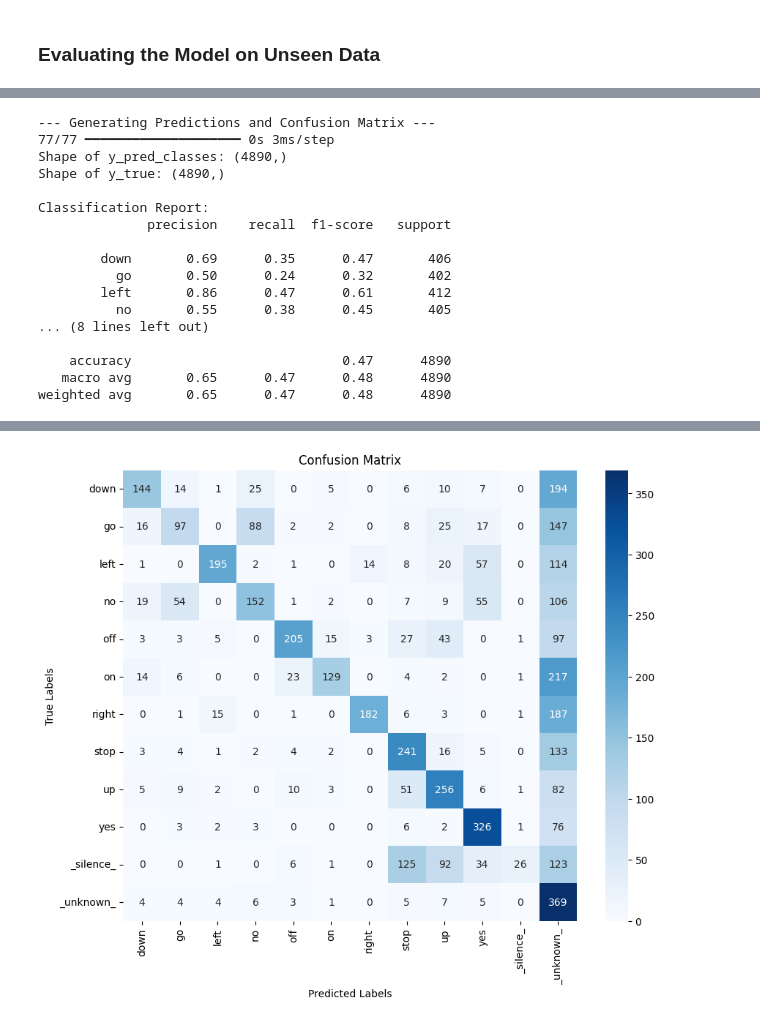
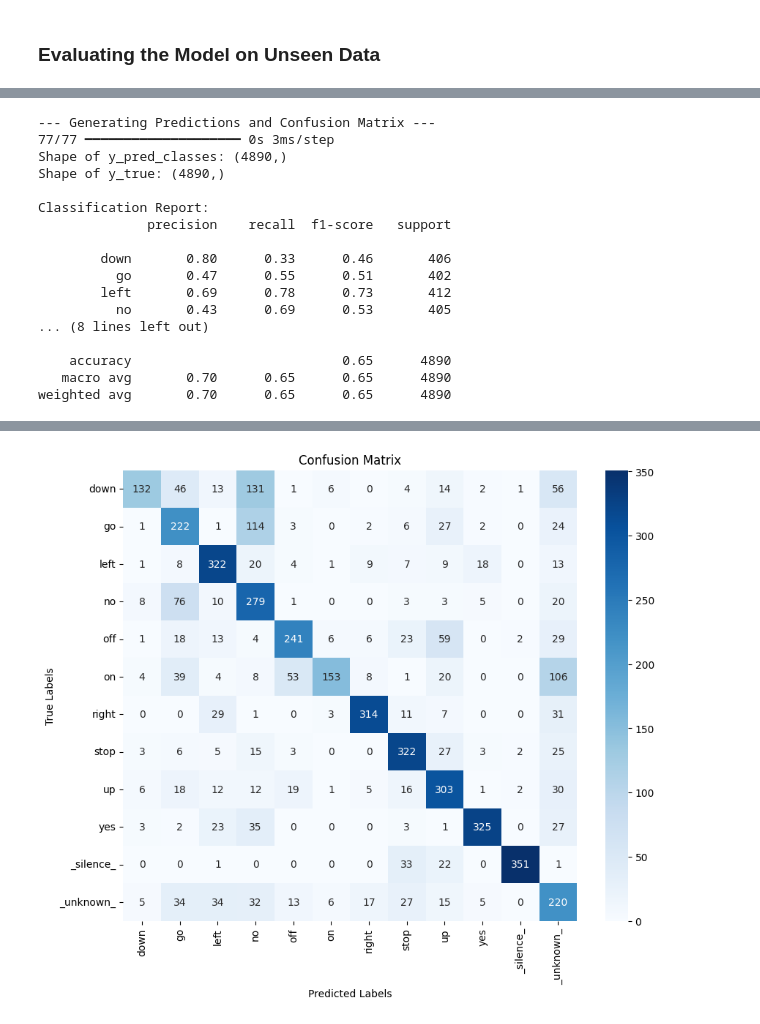
Before and after one commit to anacletu/tflm-keyword-spotting-led, a Jupyter notebook: notebooks/01-data-exploration.ipynb, the cells around one changed output, grey strips where cells are left out. Saved outputs shown, nothing was run; the diff lists cells and outputs as text; code cells hidden in the pictures.

Commit message:
Second model w/ class balance 64% test set

```diff
--- a/notebooks/01-data-exploration.ipynb
+++ b/notebooks/01-data-exploration.ipynb
@@ -486,0 +501,24 @@ ds_test_mapped = ds_test_full.map(map_fn, num_parallel_calls=tf.data.AUTOTUNE)
+# %%
+# Create separate datasets for each class
+ds_unknown = ds_train_mapped.filter(
+    lambda audio, label: tf.equal(label, config["label_to_int"]["_unknown_"])
+)
+ds_silence = ds_train_mapped.filter(
+    lambda audio, label: tf.equal(label, config["label_to_int"]["_silence_"])
+)
+ds_others = ds_train_mapped.filter(
+    lambda audio, label: tf.logical_and(
+        tf.not_equal(label, config["label_to_int"]["_unknown_"]),
+        tf.not_equal(label, config["label_to_int"]["_silence_"])
+    )
+)
+
+# Undersample _unknown_ class (keep only 20%)
+ds_unknown_sampled = ds_unknown.take(2000)  # Adjust this number based on your needs
+
+# Oversample _silence_ class (3x)
+ds_silence_oversampled = ds_silence.repeat(3)
+
+# Combine datasets and shuffle
+ds_train_mapped_balanced = ds_others.concatenate(ds_unknown_sampled).concatenate(ds_silence_oversampled)
+ds_train_mapped_balanced = ds_train_mapped_balanced.shuffle(10000, seed=SEED)
@@ -523,7 +588,7 @@ Label after MFCC: 3
 [interactive output not drawn]
 # %%
 # Applying the MFCC extraction function to the datasets
-ds_train_features = ds_train_mapped.map(extract_mfccs_tf_py_function, num_parallel_calls=tf.data.AUTOTUNE)
+ds_train_features = ds_train_mapped_balanced.map(extract_mfccs_tf_py_function, num_parallel_calls=tf.data.AUTOTUNE)
 ds_val_features = ds_val_mapped.map(extract_mfccs_tf_py_function, num_parallel_calls=tf.data.AUTOTUNE)
 ds_test_features = ds_test_mapped.map(extract_mfccs_tf_py_function, num_parallel_calls=tf.data.AUTOTUNE)
 
@@ -956,7 +886,7 @@ model_to_use = best_model_on_val_acc if 'best_model_on_val_acc' in locals() else
 # %%
 # Predictions
 print("\n--- Generating Predictions and Confusion Matrix ---")
-y_pred_probs = model_to_use.predict(ds_test) # Get probability scores for each class
+y_pred_probs = best_model_on_val_acc.predict(ds_test) # Get probability scores for each class
 y_pred_classes = np.argmax(y_pred_probs, axis=1) # Get the class with the highest probability
 
 # Get true labels from the test set
@@ -1022,12 +952,12 @@ Shape of y_true: (4890,)
 Classification Report:
               precision    recall  f1-score   support
 
-        down       0.69      0.35      0.47       406
-          go       0.50      0.24      0.32       402
-        left       0.86      0.47      0.61       412
-          no       0.55      0.38      0.45       405
+        down       0.80      0.33      0.46       406
+          go       0.47      0.55      0.51       402
+        left       0.69      0.78      0.73       412
+          no       0.43      0.69      0.53       405
 ... (8 lines left out)
 
-    accuracy                           0.47      4890
-   macro avg       0.65      0.47      0.48      4890
-weighted avg       0.65      0.47      0.48      4890
+    accuracy                           0.65      4890
+   macro avg       0.70      0.65      0.65      4890
+weighted avg       0.70      0.65      0.65      4890
@@ -1035 +965 @@ weighted avg       0.65      0.47      0.48      4890
-[figure, old version]
+[figure, new version]
```
Also changed, not shown: parts of 20 cells of this notebook, 1 other file.
